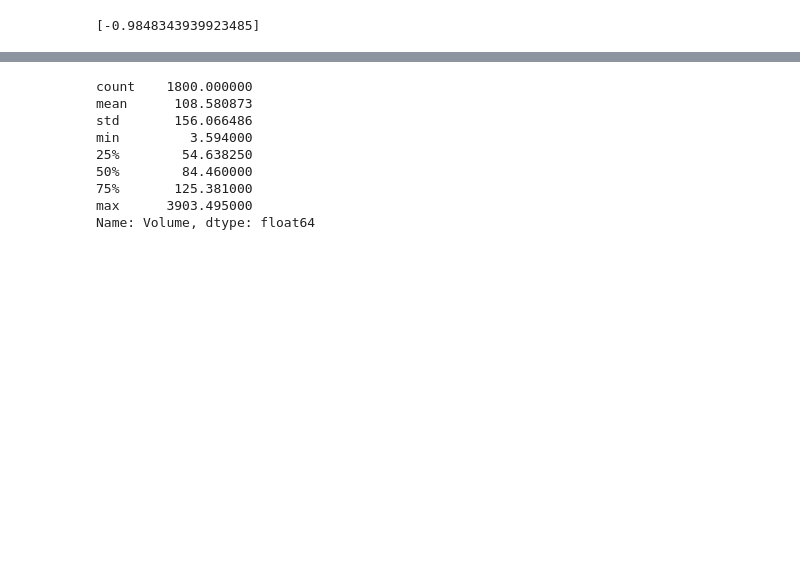
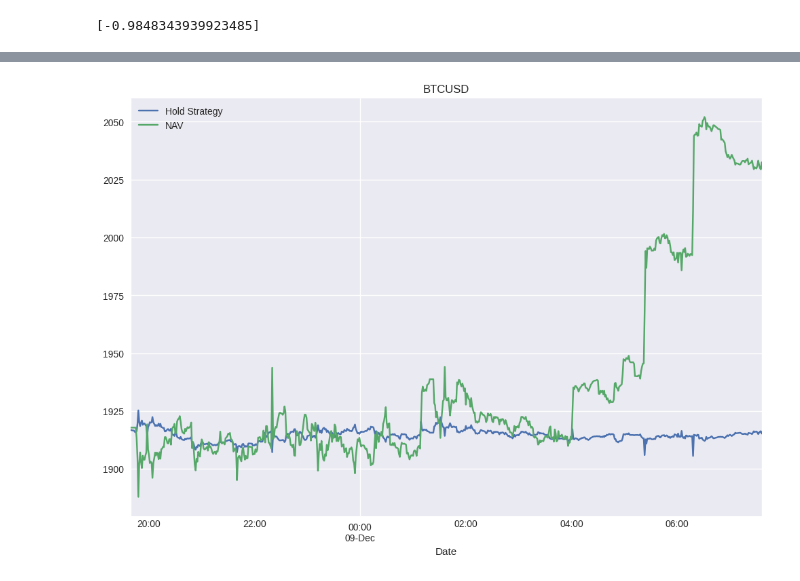
Before and after one commit to mauricioavs/trading-bot, a Jupyter notebook: Main Test Model.ipynb, the cells around one changed output, grey strips where cells are left out. Cells and saved outputs as stored; diff of their text form; code cells hidden in the pictures; blank space fills up the shorter version.

```diff
--- a/Main Test Model.ipynb
+++ b/Main Test Model.ipynb
@@ -657,12 +652,0 @@ df = pd.read_csv(storage, index_col = "Date", parse_dates = ["Date"])
-# %%
-df.loc["2022-12-06 018:00":"2022-12-07"]["Volume"].describe()
-# %% [output]
-count    1800.000000
-mean      108.580873
-std       156.066486
-min         3.594000
-25%        54.638250
-50%        84.460000
-75%       125.381000
-max      3903.495000
-Name: Volume, dtype: float64
@@ -668,0 +656,4 @@ Name: Volume, dtype: float64
+# %%
+bc.plot_data(["Hold Strategy", "NAV"])
+# %% [output]
+[figure, added]
```
Also changed, not shown: parts of 6 cells of this notebook, 2 other files.
